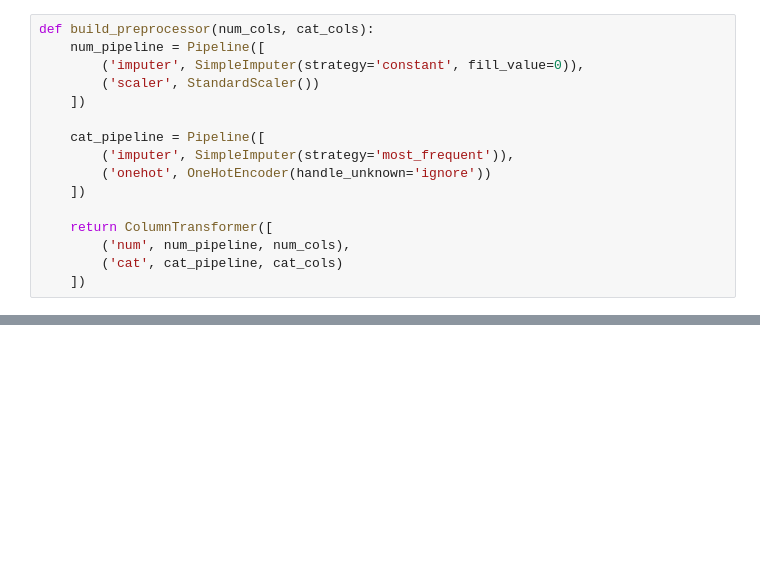
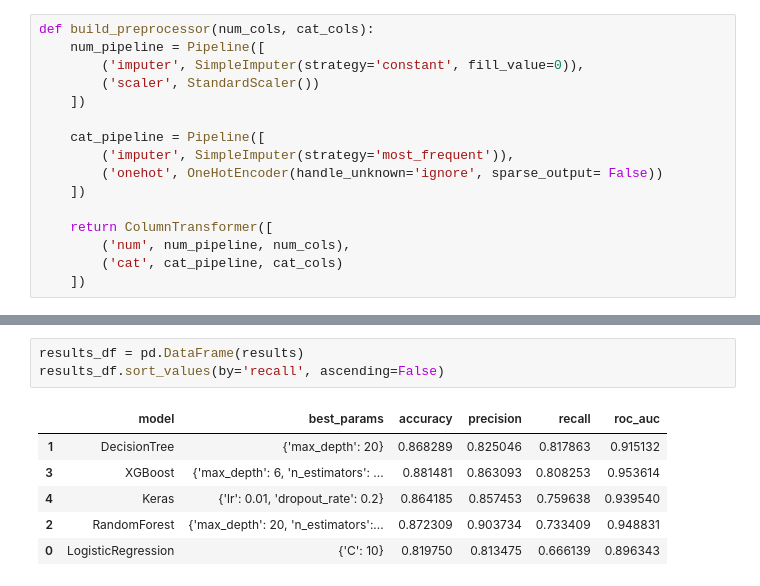
Before and after one commit to paulacamprecios/ml-dl-trabajo-final, a Jupyter notebook: notebooks/models.ipynb, the cells around one changed output, grey strips where cells are left out. Saved outputs shown, nothing was run; the diff lists cells and outputs as text; blank space fills up the shorter version.

```diff
--- a/notebooks/models.ipynb
+++ b/notebooks/models.ipynb
@@ -27,7 +29,7 @@ def build_preprocessor(num_cols, cat_cols):
 
     cat_pipeline = Pipeline([
         ('imputer', SimpleImputer(strategy='most_frequent')),
-        ('onehot', OneHotEncoder(handle_unknown='ignore'))
+        ('onehot', OneHotEncoder(handle_unknown='ignore', sparse_output= False))
     ])
 
     return ColumnTransformer([
@@ -82,0 +186,10 @@ models = {
+# %%
+results_df = pd.DataFrame(results)
+results_df.sort_values(by='recall', ascending=False)
+# %% [output]
+|  | model | best_params | accuracy | precision | recall | roc_auc |
+| 1 | DecisionTree | {'max_depth': 20} | 0.868289 | 0.825046 | 0.817863 | 0.915132 |
+| 3 | XGBoost | {'max_depth': 6, 'n_estimators': ... | 0.881481 | 0.863093 | 0.808253 | 0.953614 |
+| 4 | Keras | {'lr': 0.01, 'dropout_rate': 0.2} | 0.864185 | 0.857453 | 0.759638 | 0.939540 |
+| 2 | RandomForest | {'max_depth': 20, 'n_estimators':... | 0.872309 | 0.903734 | 0.733409 | 0.948831 |
+| 0 | LogisticRegression | {'C': 10} | 0.819750 | 0.813475 | 0.666139 | 0.896343 |
```
Also changed, not shown: parts of 13 cells of this notebook, 4 other files.
